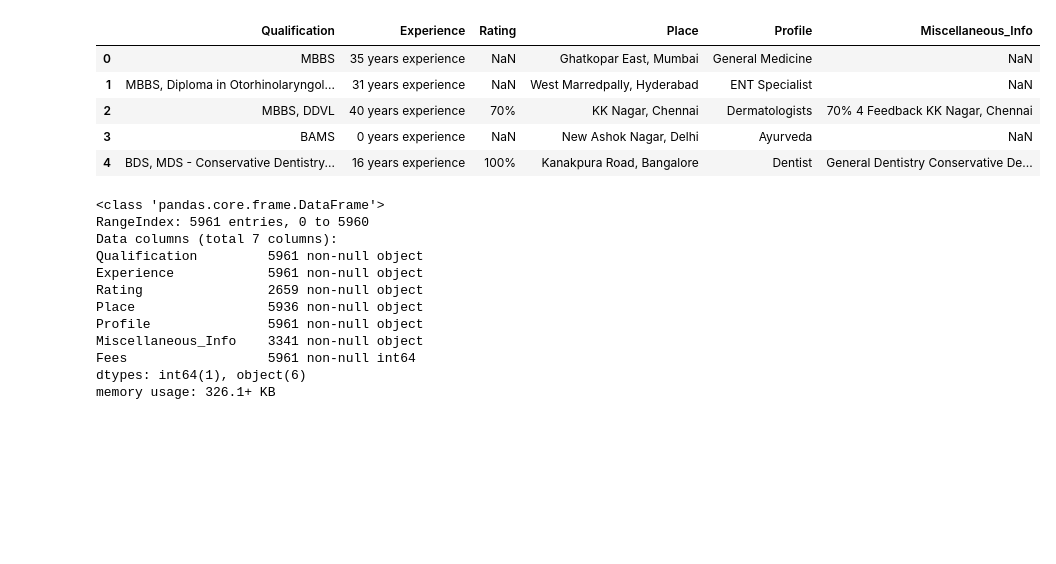
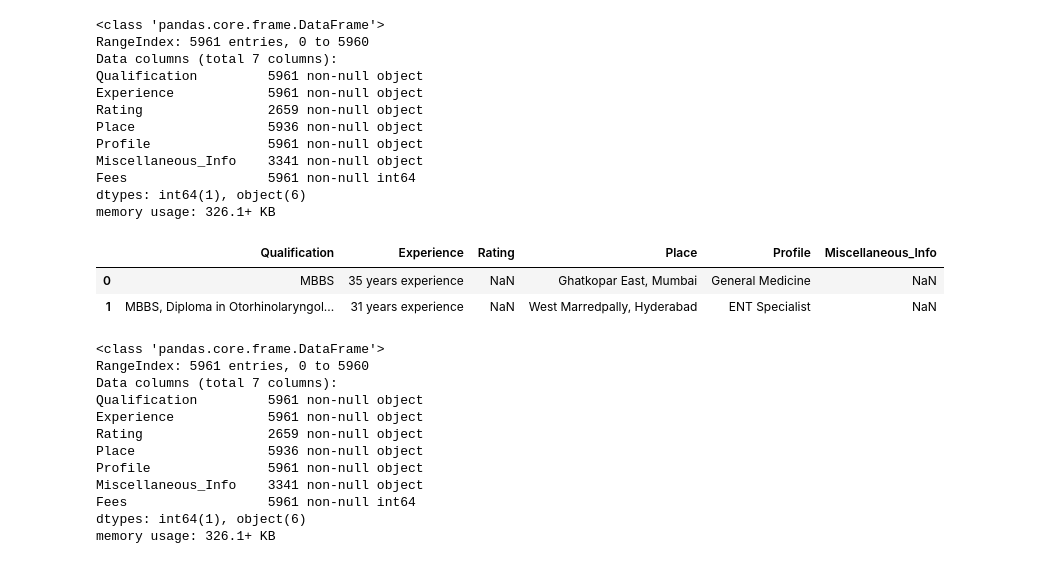
Before and after one commit to RahulGupta16/MachineHack-Consultance-Fees-Prediction, a Jupyter notebook: MachineHack Consultance Price prediction.ipynb, the cells around one changed output. Saved outputs shown, nothing was run; the diff lists cells and outputs as text; code cells hidden in the pictures; blank space fills up the shorter version.

```diff
--- a/MachineHack Consultance Price prediction.ipynb
+++ b/MachineHack Consultance Price prediction.ipynb
@@ -26,12 +36,24 @@ train1.head()
+# %%
+train1.info()
+# %% [output]
+<class 'pandas.core.frame.DataFrame'>
+RangeIndex: 5961 entries, 0 to 5960
+Data columns (total 7 columns):
+Qualification         5961 non-null object
+Experience            5961 non-null object
+Rating                2659 non-null object
+Place                 5936 non-null object
+Profile               5961 non-null object
+Miscellaneous_Info    3341 non-null object
+Fees                  5961 non-null int64
+dtypes: int64(1), object(6)
+memory usage: 326.1+ KB
 # %%
-test1.head()
+test1.head(2)
 # %% [output]
 |  | Qualification | Experience | Rating | Place | Profile | Miscellaneous_Info |
 | 0 | MBBS | 35 years experience | NaN | Ghatkopar East, Mumbai | General Medicine | NaN |
 | 1 | MBBS, Diploma in Otorhinolaryngol... | 31 years experience | NaN | West Marredpally, Hyderabad | ENT Specialist | NaN |
-| 2 | MBBS, DDVL | 40 years experience | 70% | KK Nagar, Chennai | Dermatologists | 70% 4 Feedback KK Nagar, Chennai |
-| 3 | BAMS | 0 years experience | NaN | New Ashok Nagar, Delhi | Ayurveda | NaN |
-| 4 | BDS, MDS - Conservative Dentistry... | 16 years experience | 100% | Kanakpura Road, Bangalore | Dentist | General Dentistry Conservative De... |
 # %%
 train1.info()
 # %% [output]
```
Also changed, not shown: parts of 61 cells of this notebook.
